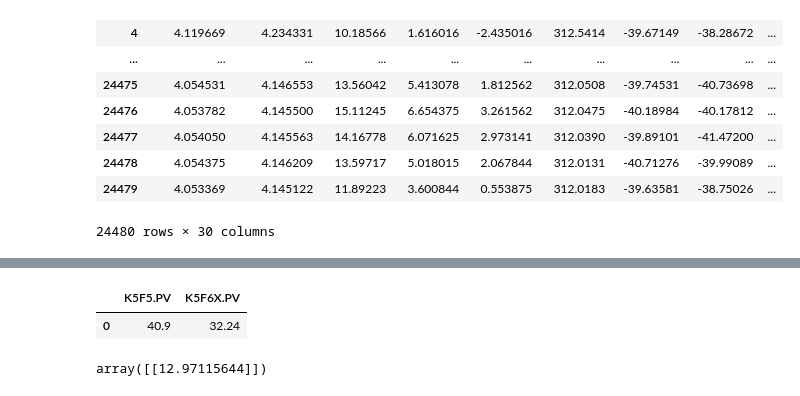
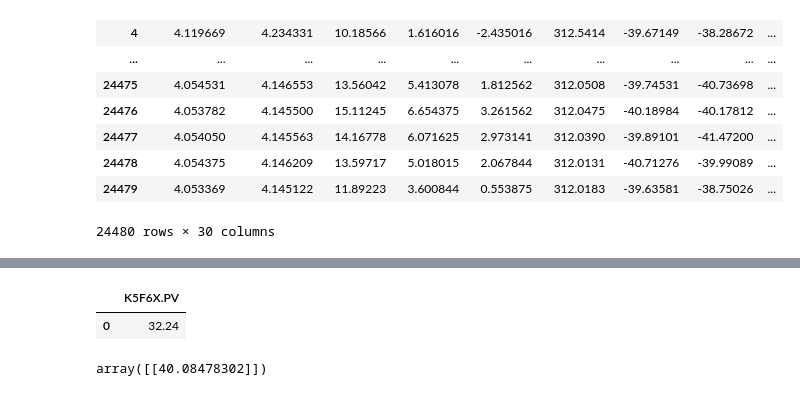
Before and after one commit to Graf35/energy-simulator, a Jupyter notebook: models/training_script/K5L1_1.ipynb, the cells around one changed output, grey strips where cells are left out. Saved outputs shown, nothing was run; the diff lists cells and outputs as text; code cells hidden in the pictures.

```diff
--- a/models/training_script/K5L1_1.ipynb
+++ b/models/training_script/K5L1_1.ipynb
@@ -109,14 +108,13 @@ pickle.dump(clf, open(filename, 'wb'))
 # %%
 loaded_model = pickle.load(open("../model/K5L1_1.sav", 'rb'))
 # %%
-task2 = {'K5F5.PV':[40.9],
-        'K5F6X.PV':[32.24]}
+task2 = {'K5F6X.PV':[32.24]}
 df2 = pd.DataFrame(data=task2)
 df2
 # %% [output]
-|  | K5F5.PV | K5F6X.PV |
-| 0 | 40.9 | 32.24 |
+|  | K5F6X.PV |
+| 0 | 32.24 |
 # %%
 loaded_model.predict(df2)
 # %% [output]
-array([[12.97115644]])
+array([[40.08478302]])
```
Also changed, not shown: parts of 6 cells of this notebook, 14 other files.
